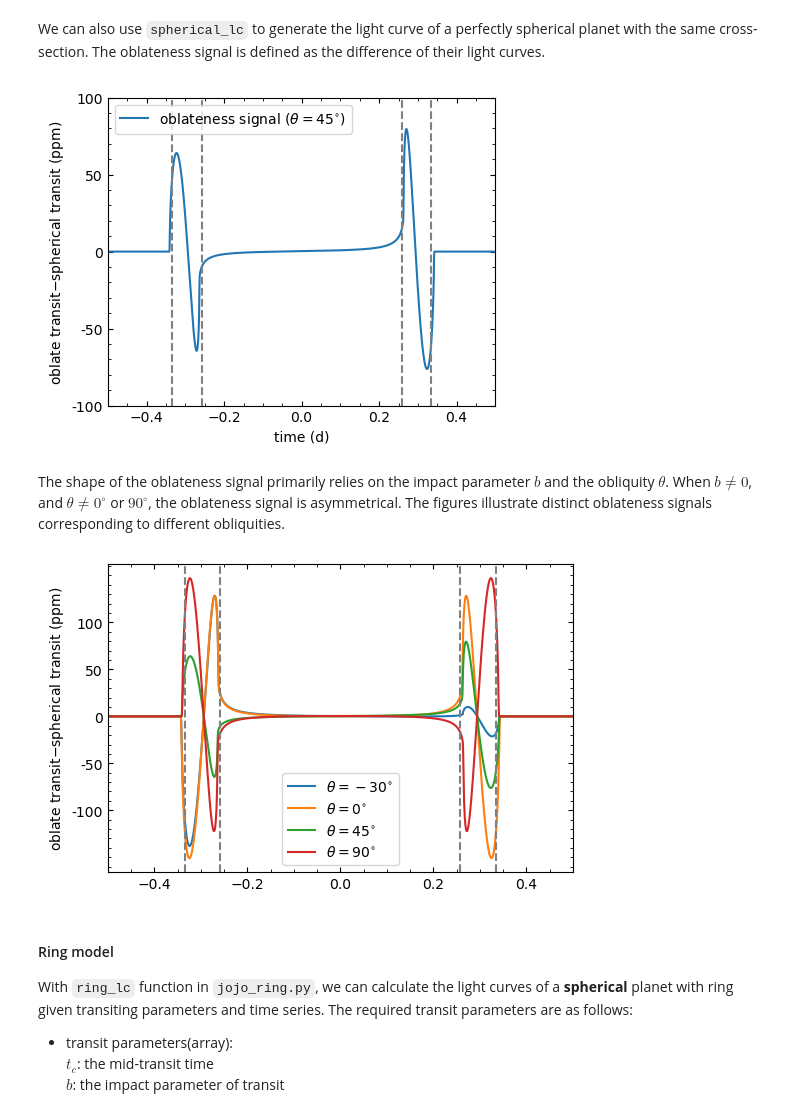
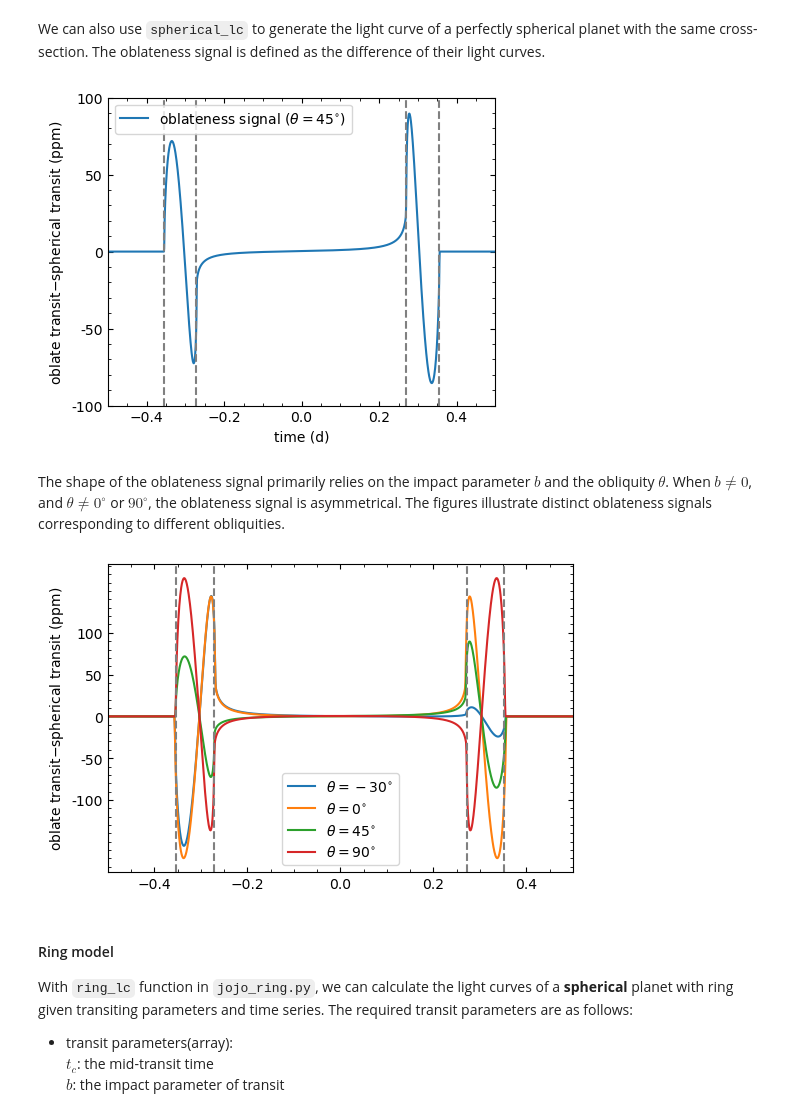
Before and after one commit to Flippedx/JoJo, a Jupyter notebook: exmple.ipynb, the cells around one changed output. Cells and saved outputs as stored; diff of their text form; code cells hidden in the pictures.

````diff
--- a/exmple.ipynb
+++ b/exmple.ipynb
@@ -37,8 +37,8 @@ import matplotlib.pyplot as plt
 import JoJo.jojo_oblate as joob
 
 t = np.arange(-0.5, 0.5, 1/60./24.)
-pars = [0, 0.233, 1071.23228, 0.1281, 0.1, np.pi/4, 0.06, 201/180*np.pi, 0.6226, 0.0498, 0.46] # From Kipping et al. 2016
-f_ob, t_con = joob.oblate_lc(pars, t)
+pars = [0, 0.233, 1071.23228, 0.1281, 0.1, np.pi/4, 0.2, 201/180*np.pi, 0.6226, 0.0498, 0.46] # From Kipping et al. 2016
+f_ob, t_con_ob = joob.oblate_lc(pars, t)
 
 fig, ax = plt.subplots(1, 1, figsize=(5,4))
 ax.plot(t, f_ob, label='oblate planet')
@@ -51,11 +51,11 @@ plt.show()
 # %% [markdown]
 We can also use ```spherical_lc``` to generate the light curve of a perfectly spherical planet with the same cross-section. The oblateness signal is defined as the difference of their light curves.
 # %%
-f_sp, t_con = joob.spherical_lc(pars, t)
+f_sp, t_con_sp = joob.spherical_lc(pars, t)
 
 fig, ax = plt.subplots(1, 1, figsize=(5,4))
 ax.plot(t, f_ob-f_sp, label=r'oblateness signal ($\theta=45^{\circ}$)')
-for t_i in t_con:
+for t_i in t_con_ob:
     ax.axvline(t_i, ls='--', c='grey')
 
 ax.set_xlabel('time (d)')
@@ -67,32 +67,32 @@ ax.set_xlim(-0.5, 0.5)
 plt.legend()
 plt.show()
 # %% [output]
-[figure, old version]
+[figure, new version]
 # %% [markdown]
 The shape of the oblateness signal primarily relies on the impact parameter $b$ and the obliquity $\theta$. When $b\neq0$, and $\theta\neq 0^{\circ}$ or $90^{\circ}$, the oblateness signal is asymmetrical. The figures illustrate distinct oblateness signals corresponding to different obliquities.
 # %%
 fig, ax = plt.subplots(1, 1, figsize=(6,4))
 #color = ['limegreen', 'red', 'royalblue']
 theta = [-30, 0, 45, 90]
 for i in range(len(theta)):
     pars[5] = theta[i]*np.pi/180
-    f_ob, t_con = joob.oblate_lc(pars, t)
-    f_sp, t_con = joob.spherical_lc(pars, t)
+    f_ob, t_con_ob = joob.oblate_lc(pars, t)
+    f_sp, t_con_sp = joob.spherical_lc(pars, t)
     lab = r'$\theta={}$'.format(theta[i])
     ax.plot(t, f_ob-f_sp, label=lab+r'$^{\circ}$')
 
-for t_i in t_con:
+for t_i in t_con_ob:
     ax.axvline(t_i, ls='--', color='grey')
 
 ax.set_ylabel('oblate transit$-$spherical transit (ppm)')
 ax.set_yticks([0.0001, 0.00005, 0., -0.00005, -0.0001])
 y_tick_labels = ['100', '50', '0', '-50', '-100']
 ax.set_yticklabels(y_tick_labels)
 ax.set_xlim(-0.5, 0.5)
 plt.legend()
 plt.show()
 # %% [output]
-[figure, old version]
+[figure, new version]
 # %% [markdown]
 #### Ring model
 
````
Also changed, not shown: parts of 1 cell of this notebook, 1 other file.
